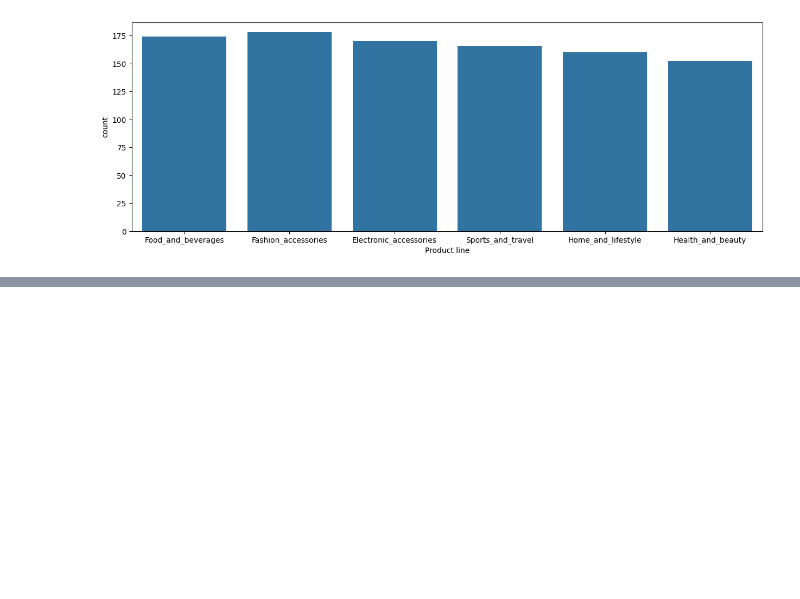
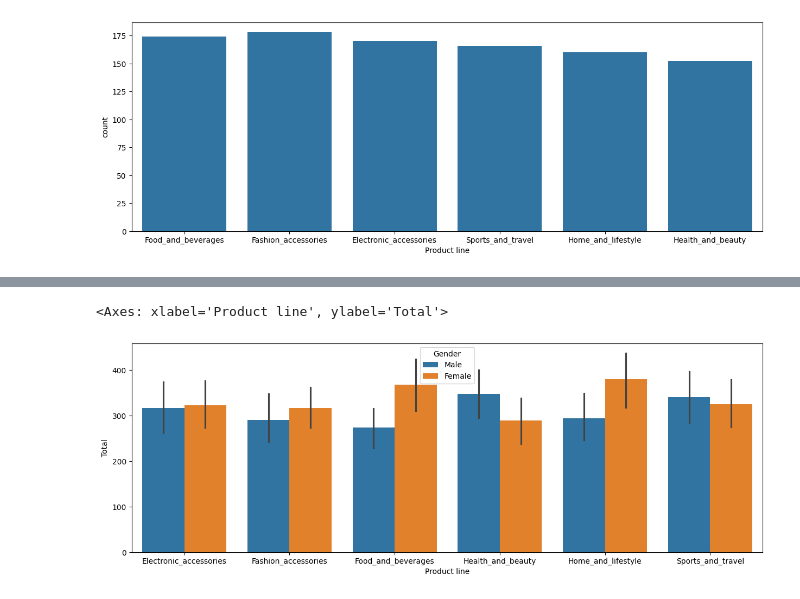
Before and after one commit to Mostafij-k/Python-Learning, a Jupyter notebook: Data/Seaborn.ipynb, the cells around one changed output, grey strips where cells are left out. Saved outputs shown, nothing was run; the diff lists cells and outputs as text; code cells hidden in the pictures; blank space fills up the shorter version.

```diff
--- a/Data/Seaborn.ipynb
+++ b/Data/Seaborn.ipynb
@@ -122,0 +134,14 @@ plt.show
+# %%
+# Plot the bar in a given order
+x=mart["Product line"].sort_values()
+y=x.unique()
+y
+# Create a plot with given order
+plt.figure(figsize=(15,5))
+sns.barplot(x='Product line', y='Total', hue='Gender', data=mart,
+            order=['Electronic_accessories', 'Fashion_accessories',
+       'Food_and_beverages', 'Health_and_beauty', 'Home_and_lifestyle',
+       'Sports_and_travel'], hue_order=['Male', 'Female'])
+# %% [output]
+<Axes: xlabel='Product line', ylabel='Total'>
+[figure, added]
```
Also changed, not shown: parts of 2 cells of this notebook.
